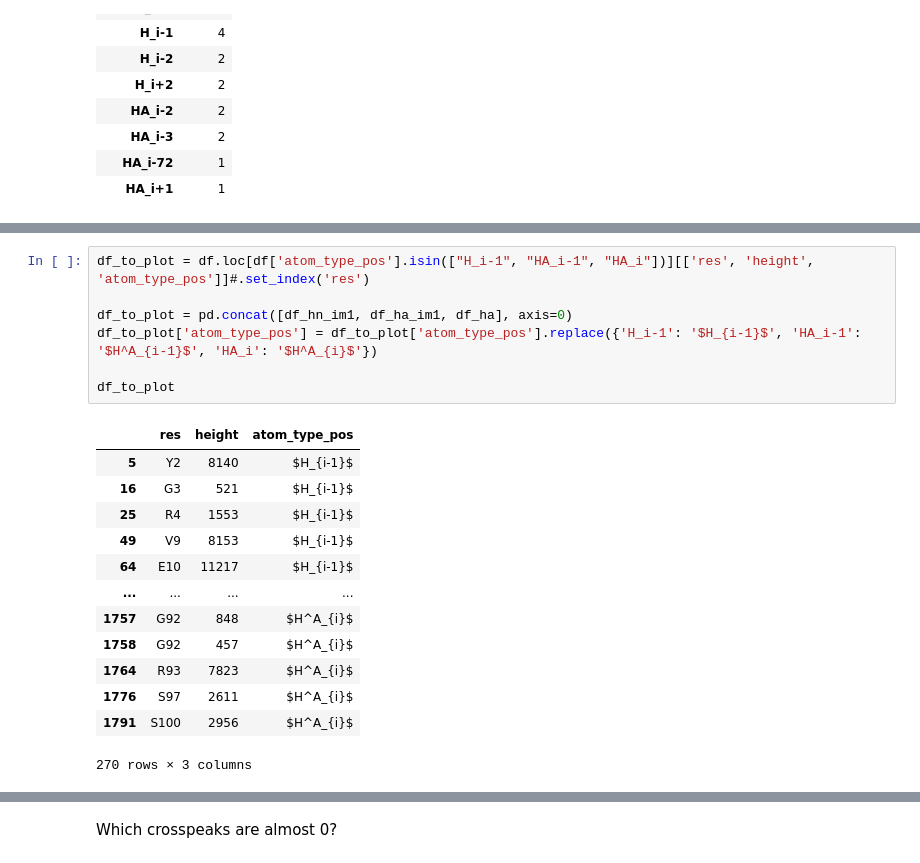
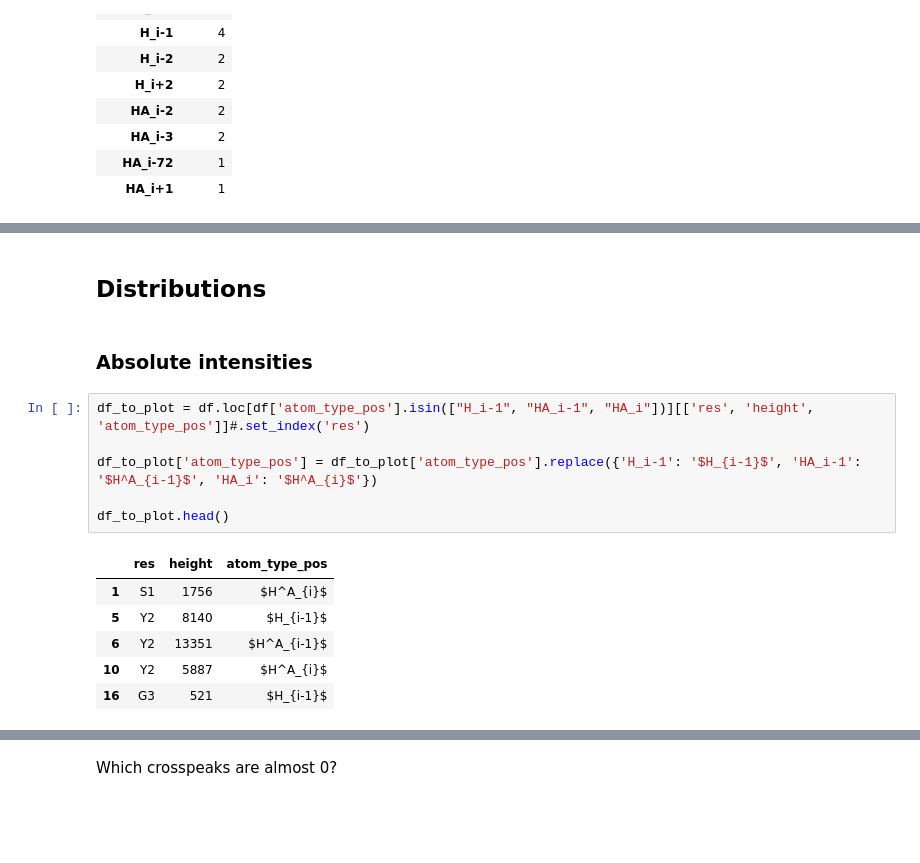
Before and after one commit to AI-ffinity/3d-noesy, a Jupyter notebook: main.ipynb, the cells around one changed output, grey strips where cells are left out. Cells and saved outputs as stored; diff of their text form; blank space fills up the shorter version.

```diff
--- a/main.ipynb
+++ b/main.ipynb
@@ -117,24 +192,20 @@ get_atom_rank_matrix(df_ha)
+# %% [markdown]
+## Distributions
+# %% [markdown]
+### Absolute intensities
 # %%
 df_to_plot = df.loc[df['atom_type_pos'].isin(["H_i-1", "HA_i-1", "HA_i"])][['res', 'height', 'atom_type_pos']]#.set_index('res')
 
-df_to_plot = pd.concat([df_hn_im1, df_ha_im1, df_ha], axis=0)
 df_to_plot['atom_type_pos'] = df_to_plot['atom_type_pos'].replace({'H_i-1': '$H_{i-1}$', 'HA_i-1': '$H^A_{i-1}$', 'HA_i': '$H^A_{i}$'})
 
-df_to_plot
+df_to_plot.head()
 # %% [output]
 |  | res | height | atom_type_pos |
+| 1 | S1 | 1756 | $H^A_{i}$ |
 | 5 | Y2 | 8140 | $H_{i-1}$ |
+| 6 | Y2 | 13351 | $H^A_{i-1}$ |
+| 10 | Y2 | 5887 | $H^A_{i}$ |
 | 16 | G3 | 521 | $H_{i-1}$ |
-| 25 | R4 | 1553 | $H_{i-1}$ |
-| 49 | V9 | 8153 | $H_{i-1}$ |
-| 64 | E10 | 11217 | $H_{i-1}$ |
-| ... | ... | ... | ... |
-| 1757 | G92 | 848 | $H^A_{i}$ |
-| 1758 | G92 | 457 | $H^A_{i}$ |
-| 1764 | R93 | 7823 | $H^A_{i}$ |
-| 1776 | S97 | 2611 | $H^A_{i}$ |
-| 1791 | S100 | 2956 | $H^A_{i}$ |
-270 rows × 3 columns
 # %%
 g = sns.catplot(data=df_to_plot, x="height", y="atom_type_pos", kind="violin", inner=None, aspect=3, height=4, cut=0)
 sns.swarmplot(data=df_to_plot, x="height", y="atom_type_pos", color="k", size=3, ax=g.ax)
```
Also changed, not shown: parts of 38 cells of this notebook.
